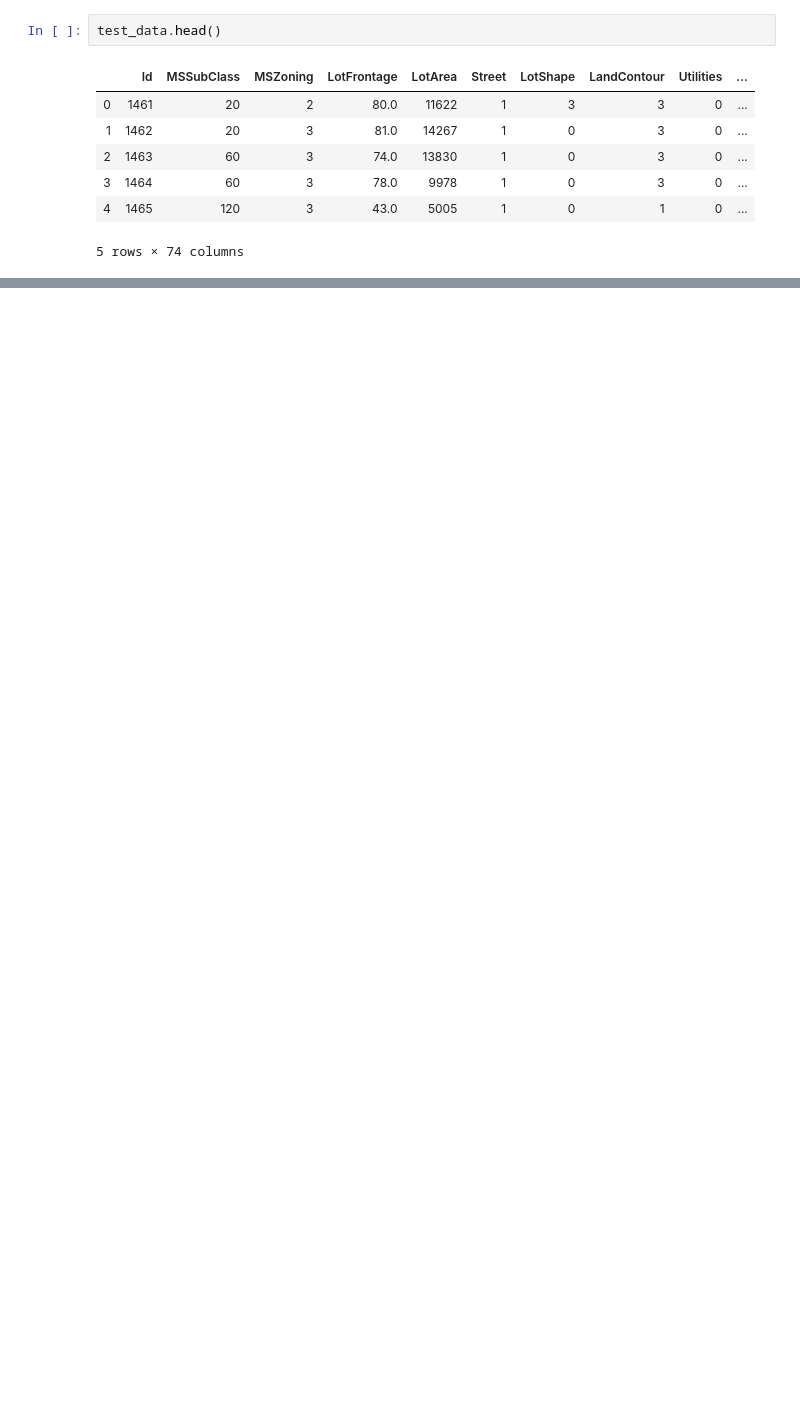
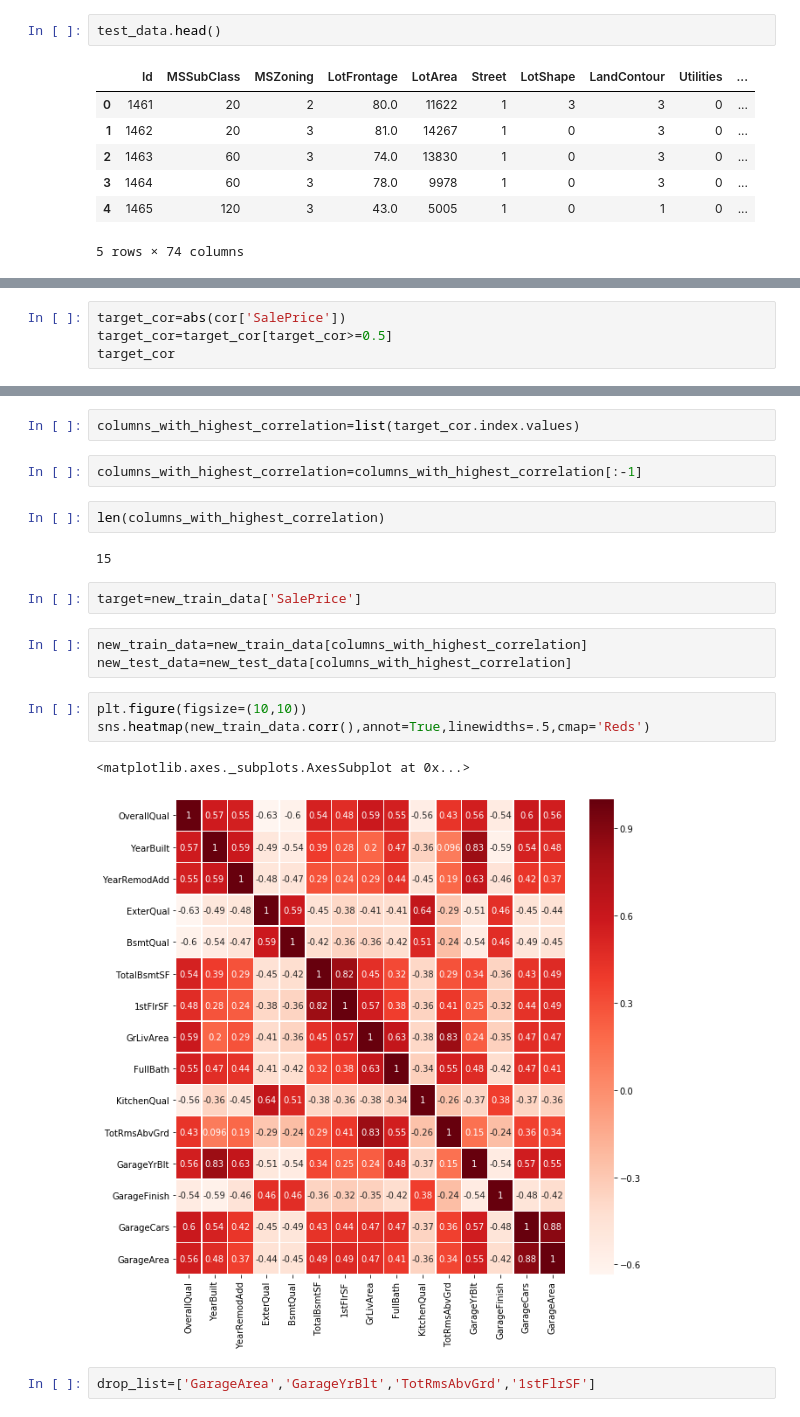
Before and after one commit to samacker77/HousePricesKaggleCompetition, a Jupyter notebook: notebook.ipynb, the cells around one changed output, grey strips where cells are left out. Cells and saved outputs as stored; diff of their text form; blank space fills up the shorter version.

```diff
--- a/notebook.ipynb
+++ b/notebook.ipynb
@@ -1020,0 +1084,4 @@ test_data.head()
+# %%
+target_cor=abs(cor['SalePrice'])
+target_cor=target_cor[target_cor>=0.5]
+target_cor
@@ -1020,0 +1106,21 @@ test_data.head()
+# %%
+columns_with_highest_correlation=list(target_cor.index.values)
+# %%
+columns_with_highest_correlation=columns_with_highest_correlation[:-1]
+# %%
+len(columns_with_highest_correlation)
+# %% [output]
+15
+# %%
+target=new_train_data['SalePrice']
+# %%
+new_train_data=new_train_data[columns_with_highest_correlation]
+new_test_data=new_test_data[columns_with_highest_correlation]
+# %%
+plt.figure(figsize=(10,10))
+sns.heatmap(new_train_data.corr(),annot=True,linewidths=.5,cmap='Reds')
+# %% [output]
+<matplotlib.axes._subplots.AxesSubplot at 0x...>
+[figure, added]
+# %%
+drop_list=['GarageArea','GarageYrBlt','TotRmsAbvGrd','1stFlrSF']
```
Also changed, not shown: parts of 43 cells of this notebook, 3 other files.
